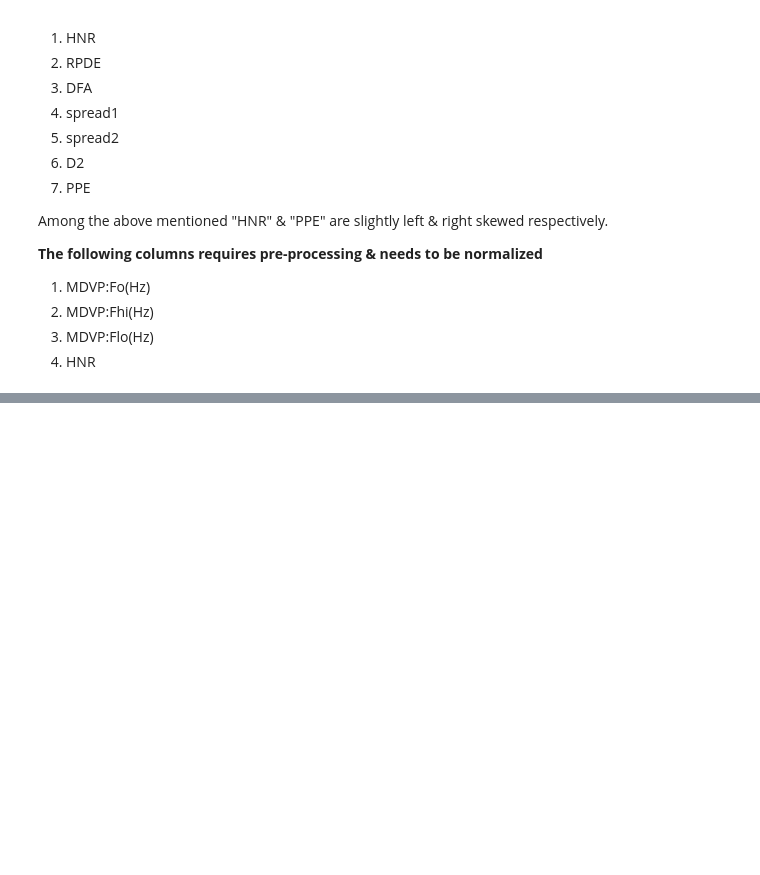
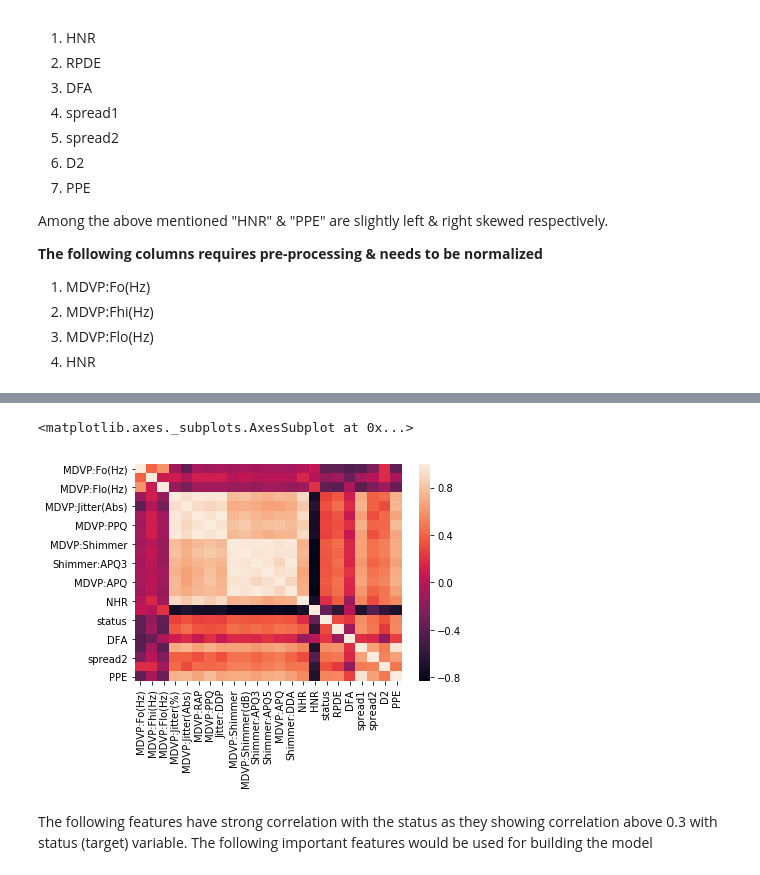
Before and after one commit to GreatLearningAIML1/aiml-ml-hyd-nov-18-batch-sumugapadman, a Jupyter notebook: Ensemble Techniques - Project 1/Ensemble Techniques_R3_Project1_Parkinson’s Disease.ipynb, the cells around one changed output, grey strips where cells are left out. Cells and saved outputs as stored; diff of their text form; code cells hidden in the pictures; blank space fills up the shorter version.

```diff
--- a/Ensemble Techniques - Project 1/Ensemble Techniques_R3_Project1_Parkinson’s Disease.ipynb
+++ b/Ensemble Techniques - Project 1/Ensemble Techniques_R3_Project1_Parkinson’s Disease.ipynb
@@ -189,0 +214,5 @@ parkinsons_df.hist(figsize=(16, 20), bins=50, xlabelsize=8, ylabelsize=8);
+# %%
+sns.heatmap(parkinsons_df.corr())
+# %% [output]
+<matplotlib.axes._subplots.AxesSubplot at 0x...>
+[figure, added]
@@ -189,0 +222,2 @@ parkinsons_df.hist(figsize=(16, 20), bins=50, xlabelsize=8, ylabelsize=8);
+# %% [markdown]
+The following features have strong correlation with the status as they showing correlation above 0.3 with status (target) variable. The following important features would be used for building the model
```
Also changed, not shown: parts of 16 cells of this notebook.
